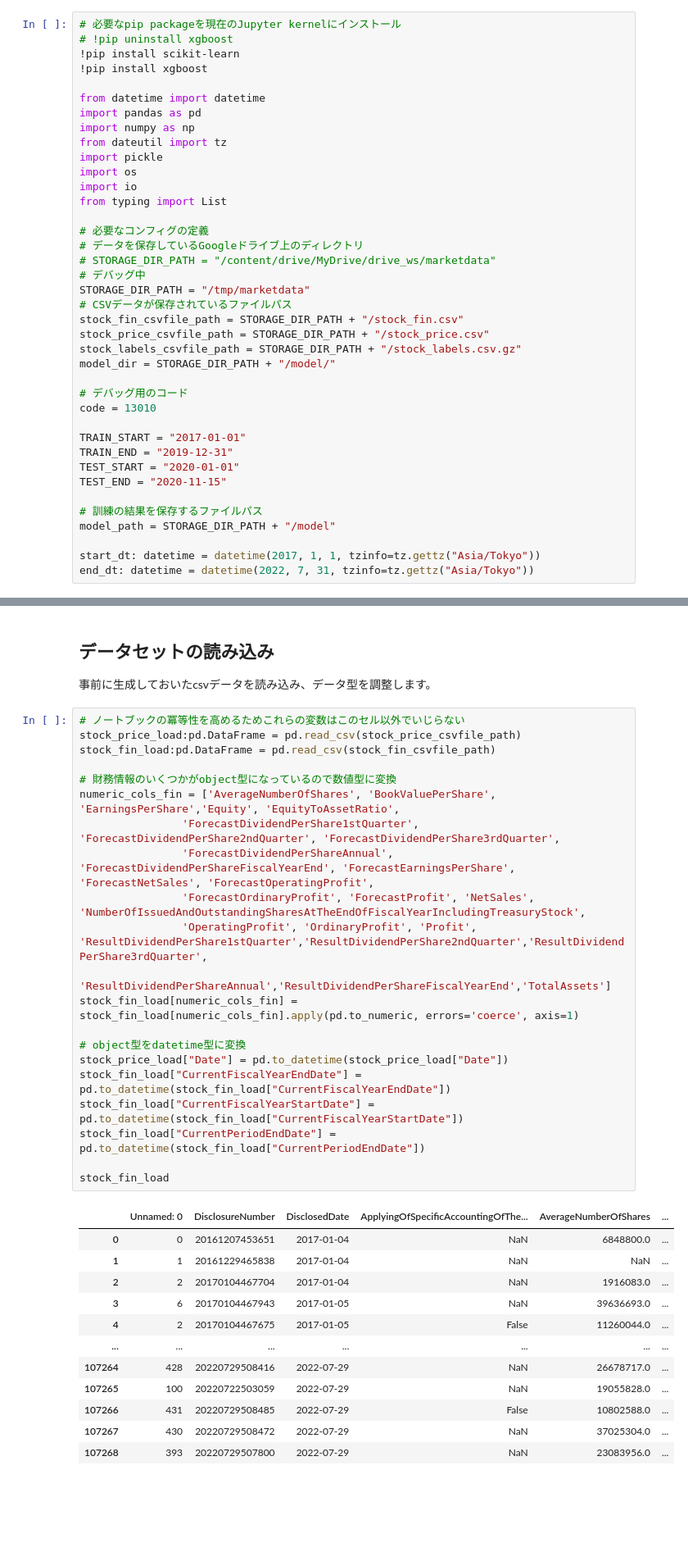
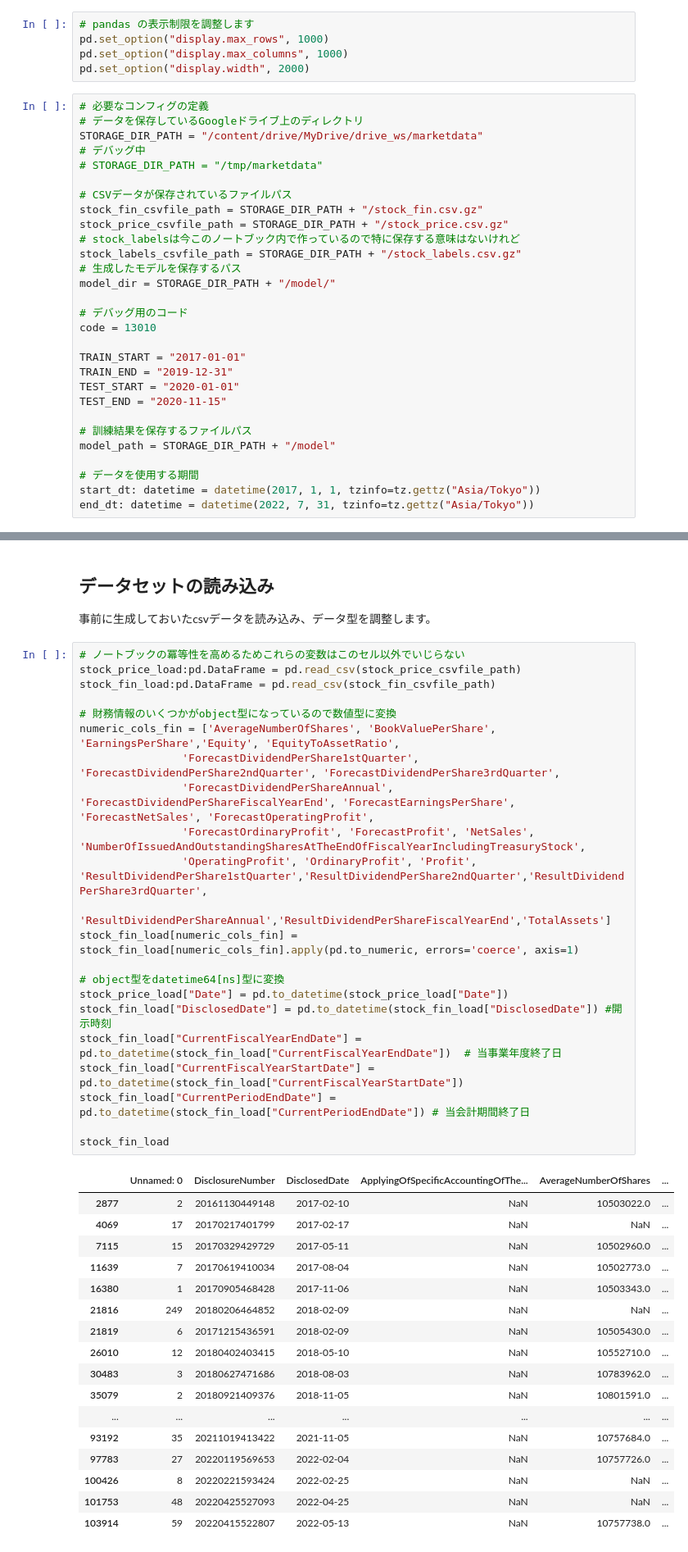
Before and after one commit to dakimura/jquants-sample, a Jupyter notebook: predictor.ipynb, the cells around one changed output, grey strips where cells are left out. Shown: that part at 82% size. Drawn from its saved outputs; the diff is of its cells as text; blank space fills up the shorter version.

```diff
--- a/predictor.ipynb
+++ b/predictor.ipynb
@@ -10,27 +45,21 @@
+# %%
+# pandas の表示制限を調整します
+pd.set_option("display.max_rows", 1000)
+pd.set_option("display.max_columns", 1000)
+pd.set_option("display.width", 2000)
 # %%
-# 必要なpip packageを現在のJupyter kernelにインストール
-# !pip uninstall xgboost
-!pip install scikit-learn
-!pip install xgboost
-
-from datetime import datetime
-import pandas as pd
-import numpy as np
-from dateutil import tz
-import pickle
-import os
-import io
-from typing import List
-
 # 必要なコンフィグの定義
 # データを保存しているGoogleドライブ上のディレクトリ
-# STORAGE_DIR_PATH = "/content/drive/MyDrive/drive_ws/marketdata"
+STORAGE_DIR_PATH = "/content/drive/MyDrive/drive_ws/marketdata"
 # デバッグ中
-STORAGE_DIR_PATH = "/tmp/marketdata"
+# STORAGE_DIR_PATH = "/tmp/marketdata"
+
 # CSVデータが保存されているファイルパス
-stock_fin_csvfile_path = STORAGE_DIR_PATH + "/stock_fin.csv"
-stock_price_csvfile_path = STORAGE_DIR_PATH + "/stock_price.csv"
+stock_fin_csvfile_path = STORAGE_DIR_PATH + "/stock_fin.csv.gz"
+stock_price_csvfile_path = STORAGE_DIR_PATH + "/stock_price.csv.gz"
+# stock_labelsは今このノートブック内で作っているので特に保存する意味はないけれど
 stock_labels_csvfile_path = STORAGE_DIR_PATH + "/stock_labels.csv.gz"
+# 生成したモデルを保存するパス
 model_dir = STORAGE_DIR_PATH + "/model/"
 
 # デバッグ用のコード
@@ -41,8 +70,9 @@ TRAIN_END = "2019-12-31"
 TEST_START = "2020-01-01"
 TEST_END = "2020-11-15"
 
-# 訓練の結果を保存するファイルパス
+# 訓練結果を保存するファイルパス
 model_path = STORAGE_DIR_PATH + "/model"
 
+# データを使用する期間
 start_dt: datetime = datetime(2017, 1, 1, tzinfo=tz.gettz("Asia/Tokyo"))
 end_dt: datetime = datetime(2022, 7, 31, tzinfo=tz.gettz("Asia/Tokyo"))
@@ -69,34 +83,40 @@ You should consider upgrading via the '/Users/dakimura/Library/Caches/pypoetry/v
 # %%
 # ノートブックの冪等性を高めるためこれらの変数はこのセル以外でいじらない
 stock_price_load:pd.DataFrame = pd.read_csv(stock_price_csvfile_path)
 stock_fin_load:pd.DataFrame = pd.read_csv(stock_fin_csvfile_path)
 
 # 財務情報のいくつかがobject型になっているので数値型に変換
 numeric_cols_fin = ['AverageNumberOfShares', 'BookValuePerShare', 'EarningsPerShare','Equity', 'EquityToAssetRatio',
                 'ForecastDividendPerShare1stQuarter', 'ForecastDividendPerShare2ndQuarter', 'ForecastDividendPerShare3rdQuarter',
                 'ForecastDividendPerShareAnnual', 'ForecastDividendPerShareFiscalYearEnd', 'ForecastEarningsPerShare', 'ForecastNetSales', 'ForecastOperatingProfit',
                 'ForecastOrdinaryProfit', 'ForecastProfit', 'NetSales', 'NumberOfIssuedAndOutstandingSharesAtTheEndOfFiscalYearIncludingTreasuryStock',
                 'OperatingProfit', 'OrdinaryProfit', 'Profit', 'ResultDividendPerShare1stQuarter','ResultDividendPerShare2ndQuarter','ResultDividendPerShare3rdQuarter',
                 'ResultDividendPerShareAnnual','ResultDividendPerShareFiscalYearEnd','TotalAssets']
 stock_fin_load[numeric_cols_fin] = stock_fin_load[numeric_cols_fin].apply(pd.to_numeric, errors='coerce', axis=1)
 
-# object型をdatetime型に変換
+# object型をdatetime64[ns]型に変換
 stock_price_load["Date"] = pd.to_datetime(stock_price_load["Date"])
-stock_fin_load["CurrentFiscalYearEndDate"] = pd.to_datetime(stock_fin_load["CurrentFiscalYearEndDate"])
+stock_fin_load["DisclosedDate"] = pd.to_datetime(stock_fin_load["DisclosedDate"]) #開示時刻
+stock_fin_load["CurrentFiscalYearEndDate"] = pd.to_datetime(stock_fin_load["CurrentFiscalYearEndDate"])  # 当事業年度終了日
 stock_fin_load["CurrentFiscalYearStartDate"] = pd.to_datetime(stock_fin_load["CurrentFiscalYearStartDate"])
-stock_fin_load["CurrentPeriodEndDate"] = pd.to_datetime(stock_fin_load["CurrentPeriodEndDate"])
+stock_fin_load["CurrentPeriodEndDate"] = pd.to_datetime(stock_fin_load["CurrentPeriodEndDate"]) # 当会計期間終了日
 
 stock_fin_load
 # %% [output]
 |  | Unnamed: 0 | DisclosureNumber | DisclosedDate | ApplyingOfSpecificAccountingOfThe... | AverageNumberOfShares | ... |
-| 0 | 0 | 20161207453651 | 2017-01-04 | NaN | 6848800.0 | ... |
-| 1 | 1 | 20161229465838 | 2017-01-04 | NaN | NaN | ... |
-| 2 | 2 | 20170104467704 | 2017-01-04 | NaN | 1916083.0 | ... |
-| 3 | 6 | 20170104467943 | 2017-01-05 | NaN | 39636693.0 | ... |
-| 4 | 2 | 20170104467675 | 2017-01-05 | False | 11260044.0 | ... |
+| 2877 | 2 | 20161130449148 | 2017-02-10 | NaN | 10503022.0 | ... |
+| 4069 | 17 | 20170217401799 | 2017-02-17 | NaN | NaN | ... |
+| 7115 | 15 | 20170329429729 | 2017-05-11 | NaN | 10502960.0 | ... |
+| 11639 | 7 | 20170619410034 | 2017-08-04 | NaN | 10502773.0 | ... |
+| 16380 | 1 | 20170905468428 | 2017-11-06 | NaN | 10503343.0 | ... |
+| 21816 | 249 | 20180206464852 | 2018-02-09 | NaN | NaN | ... |
+| 21819 | 6 | 20171215436591 | 2018-02-09 | NaN | 10505430.0 | ... |
+| 26010 | 12 | 20180402403415 | 2018-05-10 | NaN | 10552710.0 | ... |
+| 30483 | 3 | 20180627471686 | 2018-08-03 | NaN | 10783962.0 | ... |
+| 35079 | 2 | 20180921409376 | 2018-11-05 | NaN | 10801591.0 | ... |
 | ... | ... | ... | ... | ... | ... | ... |
-| 107264 | 428 | 20220729508416 | 2022-07-29 | NaN | 26678717.0 | ... |
-| 107265 | 100 | 20220722503059 | 2022-07-29 | NaN | 19055828.0 | ... |
-| 107266 | 431 | 20220729508485 | 2022-07-29 | False | 10802588.0 | ... |
-| 107267 | 430 | 20220729508472 | 2022-07-29 | NaN | 37025304.0 | ... |
-| 107268 | 393 | 20220729507800 | 2022-07-29 | NaN | 23083956.0 | ... |
+| 93192 | 35 | 20211019413422 | 2021-11-05 | NaN | 10757684.0 | ... |
+| 97783 | 27 | 20220119569653 | 2022-02-04 | NaN | 10757726.0 | ... |
+| 100426 | 8 | 20220221593424 | 2022-02-25 | NaN | NaN | ... |
+| 101753 | 48 | 20220425527093 | 2022-04-25 | NaN | NaN | ... |
+| 103914 | 59 | 20220415522807 | 2022-05-13 | NaN | 10757738.0 | ... |
```
Also changed, not shown: parts of 17 cells of this notebook, 1 other file.
